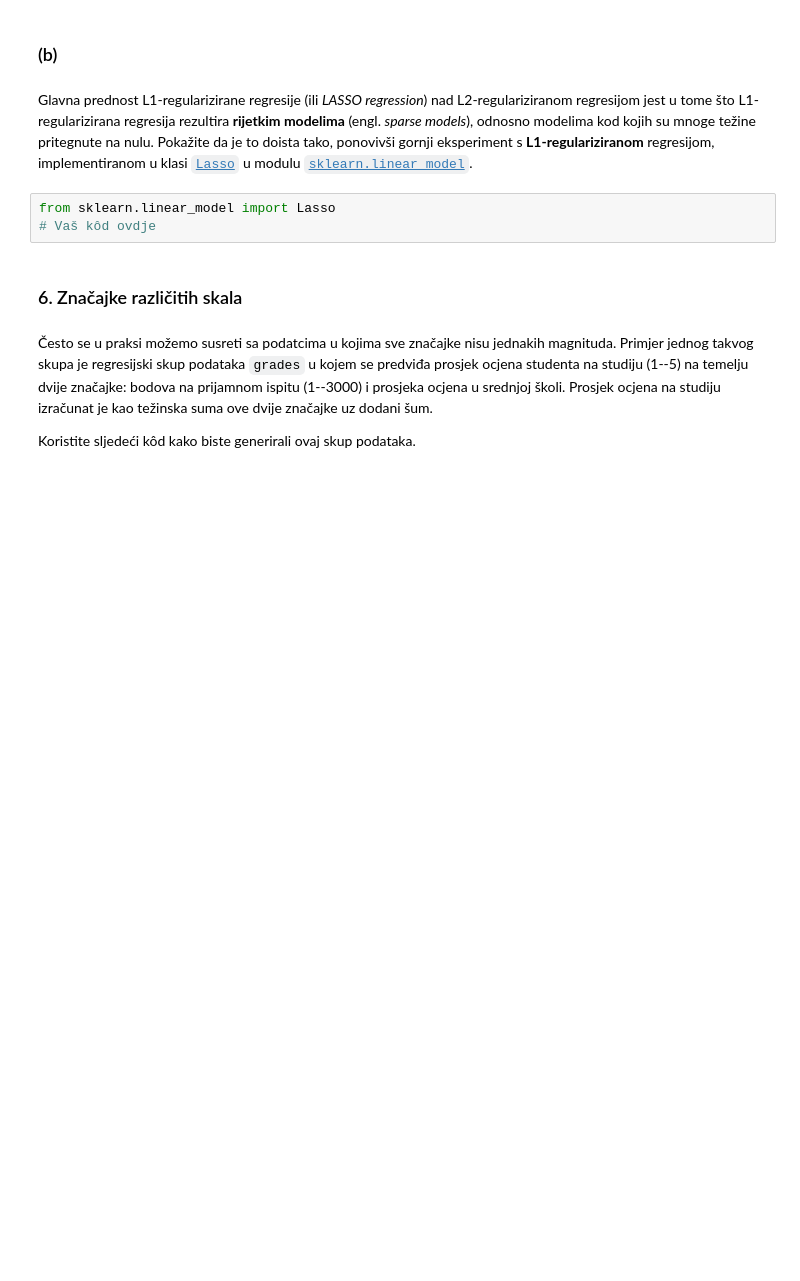
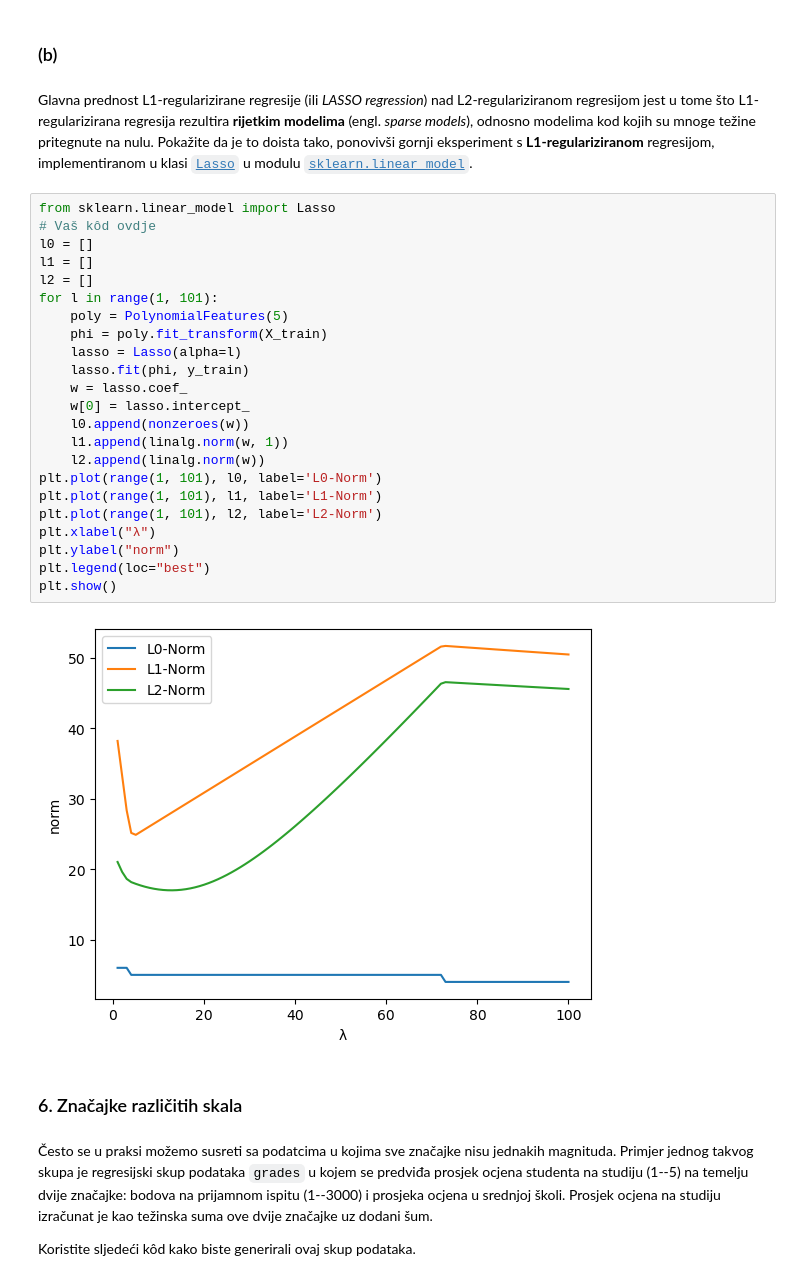
Before and after one commit to IvaGoluza/machine_learning, a Jupyter notebook: SU1-2023-LAB1.ipynb, the cells around one changed output. Saved outputs shown, nothing was run; the diff lists cells and outputs as text; blank space fills up the shorter version.

```diff
--- a/SU1-2023-LAB1.ipynb
+++ b/SU1-2023-LAB1.ipynb
@@ -364,9 +437,31 @@ from sklearn.linear_model import Ridge
 ### (b)
 # %% [markdown]
 Glavna prednost L1-regularizirane regresije (ili *LASSO regression*) nad L2-regulariziranom regresijom jest u tome što L1-regularizirana regresija rezultira **rijetkim modelima** (engl. *sparse models*), odnosno modelima kod kojih su mnoge težine pritegnute na nulu. Pokažite da je to doista tako, ponovivši gornji eksperiment s **L1-regulariziranom** regresijom, implementiranom u klasi  [`Lasso`](http://scikit-learn.org/stable/modules/generated/sklearn.linear_model.Lasso.html) u modulu [`sklearn.linear_model`](http://scikit-learn.org/stable/modules/classes.html#module-sklearn.linear_model).
-# %%
-from sklearn.linear_model import Lasso
-# Vaš kôd ovdje
+# %%
+from sklearn.linear_model import Lasso
+# Vaš kôd ovdje
+l0 = []
+l1 = []
+l2 = []
+for l in range(1, 101):
+    poly = PolynomialFeatures(5)
+    phi = poly.fit_transform(X_train)
+    lasso = Lasso(alpha=l)
+    lasso.fit(phi, y_train)
+    w = lasso.coef_
+    w[0] = lasso.intercept_
+    l0.append(nonzeroes(w))
+    l1.append(linalg.norm(w, 1))
+    l2.append(linalg.norm(w))
+plt.plot(range(1, 101), l0, label='L0-Norm')
+plt.plot(range(1, 101), l1, label='L1-Norm')
+plt.plot(range(1, 101), l2, label='L2-Norm')
+plt.xlabel("λ")
+plt.ylabel("norm")
+plt.legend(loc="best")
+plt.show()
+# %% [output]
+[figure, added]
 # %% [markdown]
 ### 6. Značajke različitih skala
 # %% [markdown]
```
Also changed, not shown: parts of 27 cells of this notebook.
